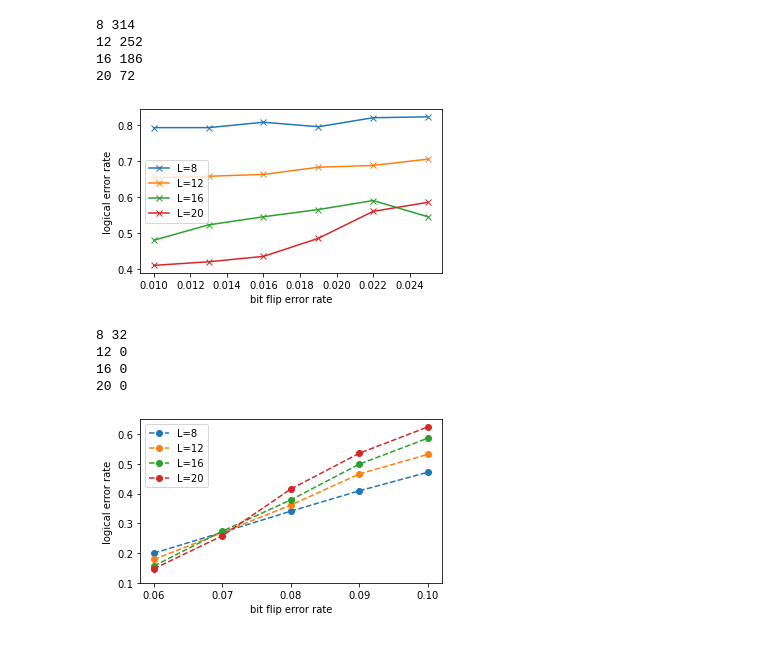
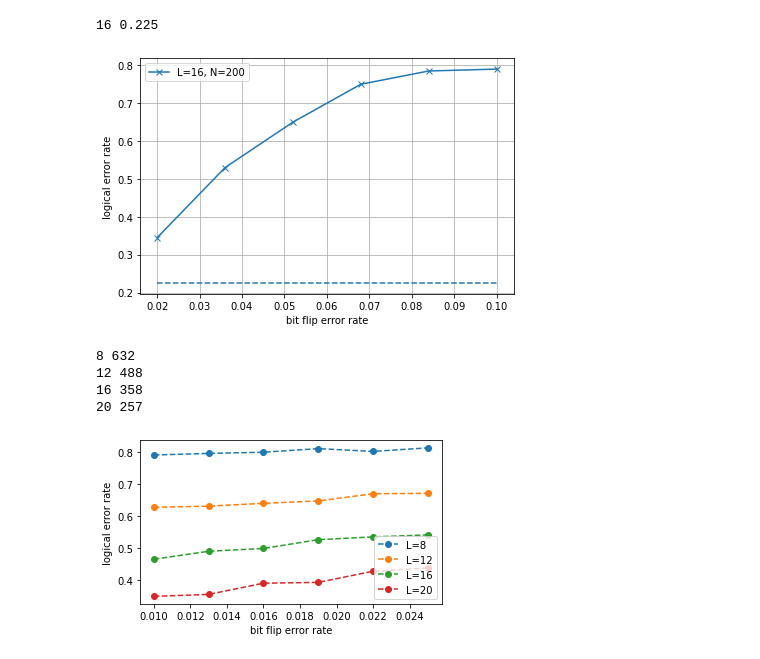
Before and after one commit to hassan-shap/quantum-emitter, a Jupyter notebook: pp_threshold_loss_toric.ipynb, the cells around one changed output. Drawn from its saved outputs; the diff is of its cells as text; code cells hidden in the pictures.

```diff
--- a/pp_threshold_loss_toric.ipynb
+++ b/pp_threshold_loss_toric.ipynb
@@ -3,64 +3,70 @@ import numpy as np
 import os
 import matplotlib.pyplot as plt
 # %%
-repeat = 4
-L_list = [8,12,16,20]
-prob_l = 0.425
+repeat = 1
+# L_list = [8,12,16,20,24]
+L_list = [16,24,32]
+prob_l = 0.4
 
-plt.figure(1,figsize=(5,3))
-for L in L_list:
+plt.figure(1)#,figsize=(5,3))
+for i_L, L in enumerate(L_list):
     first = True
     for i_rep in range(repeat):
-        # fname = "data_loss_toric/" + "L_%d_i_%d.npz" % (L,i_rep)
-        fname = "data_loss_toric/" + "p_%.2f_L_%d_i_%d.npz" % (prob_l,L,i_rep)
+        if prob_l ==0.2:
+            fname = "data_loss_toric/" + "L_%d_i_%d.npz" % (L,i_rep)
+        else:
+            # fname = "data_loss_toric/" + "p_%.2f_L_%d_i_%d.npz" % (prob_l,L,i_rep)
+            fname = "data_loss_toric/" + "p_%.2f_L_%d_i_%d_new.npz" % (prob_l,L,i_rep)
         if os.path.exists(fname):
             npz_file = np.load(fname)
             pz_list, loss_prob, fail_prob_z, Nrep_loss, Nrep_flip = npz_file['pz_list'], npz_file['loss_prob'], npz_file['fail_prob_z'], npz_file['Nrep_loss'], npz_file['Nrep_flip']
             if first :
                 first = False
                 fail_prob_avg = np.zeros(len(pz_list))
                 loss_prob_avg = 0
                 Ntot_loss = 0
                 Ntot_flip = 0
                 Ntot = 0
             fail_prob_avg += (fail_prob_z+loss_prob)
             loss_prob_avg += loss_prob
             # Ntot_loss += Nrep_loss
             # Ntot_flip += Nrep_flip
             Ntot += Nrep_loss#*(Nrep_loss-loss_prob)+loss_prob
     # failure_ratio = fail_prob_avg/(Ntot_flip*(Ntot_loss-loss_prob_avg))
     if not first:
-        print(L, loss_prob_avg)
+        print(L, loss_prob_avg/Ntot)
         failure_ratio = fail_prob_avg/Ntot
+        loss_ratio = loss_prob_avg/Ntot
         # Ntot = Ntot_flip*(Ntot_loss-loss_prob)+loss_prob
-        # plt.plot(pz_list,failure_ratio,"x-", label="L=%d, N=%d" % (L,Ntot))
-        plt.plot(pz_list,failure_ratio,"x-", label="L=%d" % (L))
+        plt.plot(pz_list,failure_ratio,"x-", color="C%d" % (i_L), label="L=%d, N=%d" % (L,Ntot))
+        plt.plot(pz_list,loss_ratio+0*pz_list,"--", color="C%d" % (i_L))
+        # plt.plot(pz_list,failure_ratio,"x-", label="L=%d" % (L))
 
 plt.legend()
-# plt.ylim([0.1,0.65])
+# plt.ylim([0.05,0.75])
 # plt.xticks(np.arange(0.08,0.131,0.01))
 # plt.xticks(np.arange(0.06,0.1,0.01))
+plt.grid()
 plt.xlabel("bit flip error rate")
 plt.ylabel("logical error rate")
 plt.legend()
 plt.tight_layout()
-plt.savefig("figs/loss_%.2f_toric_threshold.pdf" % (prob_l))
+# plt.savefig("figs/loss_%.2f_toric_threshold.pdf" % (prob_l))
 plt.show()
 # %% [output]
-8 314
-12 252
-16 186
-20 72
+16 0.225
-[figure, old version]
+[figure, new version]
 # %%
 repeat = 4
 L_list = [8,12,16,20]
+prob_l = 0.425
 
 plt.figure(1,figsize=(5,3))
 for L in L_list:
     first = True
     for i_rep in range(repeat):
-        fname = "data_loss_toric/" + "two_L_%d_i_%d.npz" % (L,i_rep)
+        # fname = "data_loss_toric/" + "two_L_%d_i_%d.npz" % (L,i_rep)
+        fname = "data_loss_toric/" + "two_p_%.2f_L_%d_i_%d.npz" % (prob_l,L,i_rep)
         if os.path.exists(fname):
             npz_file = np.load(fname)
             pz_list, loss_prob, fail_prob_z, Nrep_loss, Nrep_flip = npz_file['pz_list'], npz_file['loss_prob'], npz_file['fail_prob_z'], npz_file['Nrep_loss'], npz_file['Nrep_flip']
@@ -86,17 +92,17 @@ for L in L_list:
 
 
 plt.legend()
-plt.ylim([0.1,0.65])
-plt.xticks(np.arange(0.06,0.1,0.01))
+# plt.ylim([0.1,0.65])
+# plt.xticks(np.arange(0.06,0.1,0.01))
 plt.xlabel("bit flip error rate")
 plt.ylabel("logical error rate")
 plt.legend()
 plt.tight_layout()
-plt.savefig("figs/loss_0.2_toric_threshold.pdf")
+# plt.savefig("figs/loss_0.2_toric_threshold.pdf")
 plt.show()
 # %% [output]
-8 32
-12 0
-16 0
-20 0
+8 632
+12 488
+16 358
+20 257
-[figure, old version]
+[figure, new version]
```
Also changed, not shown: parts of 4 cells of this notebook, 26 other files.
